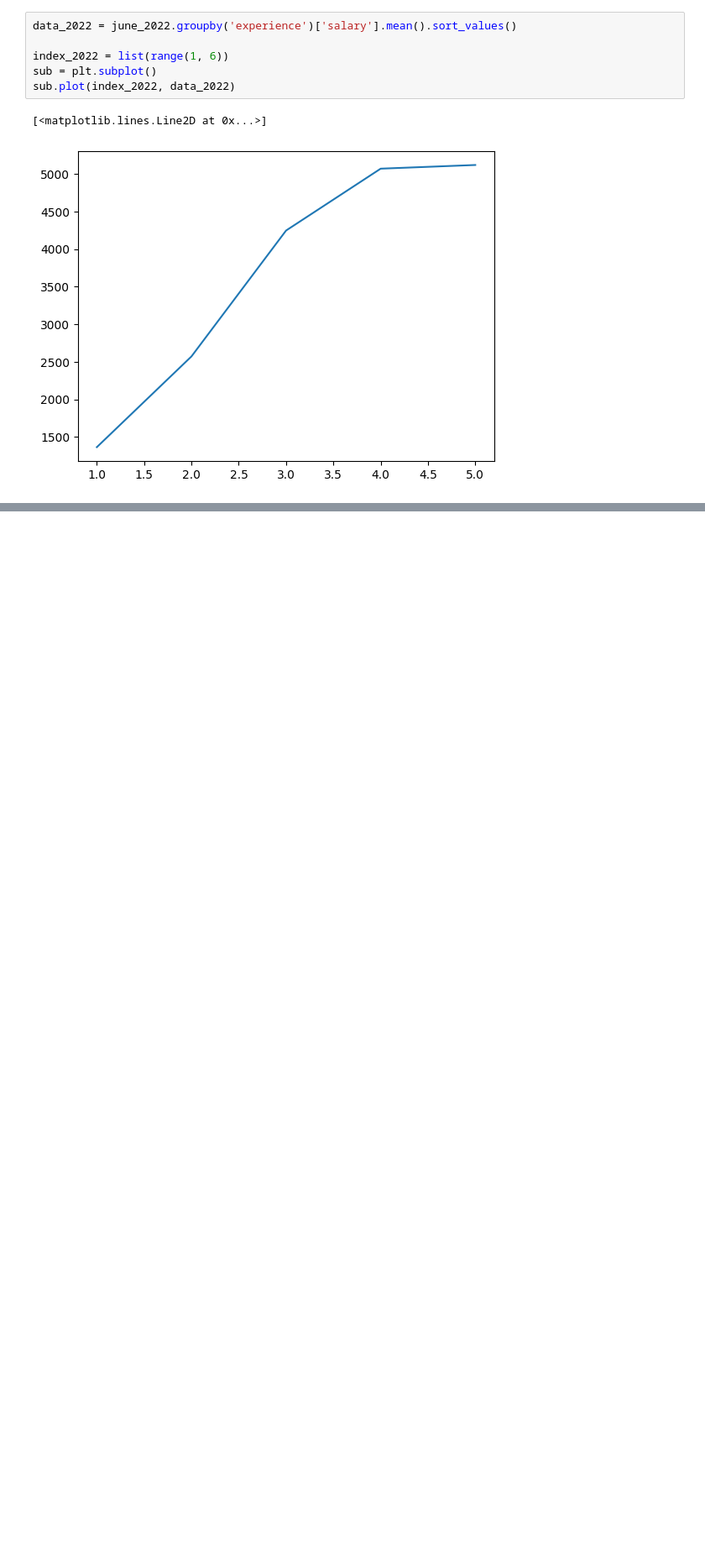
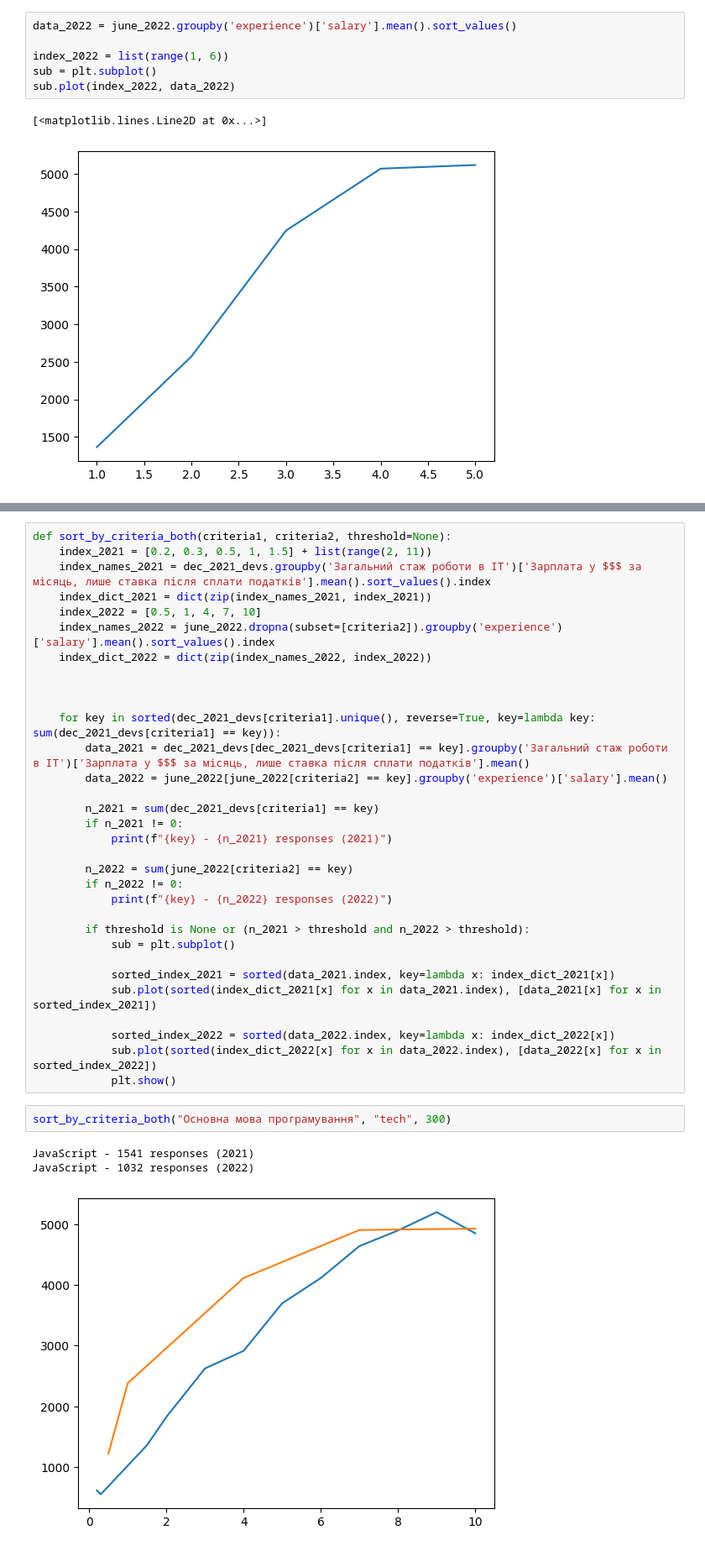
Before and after one commit to rizerphe-student/dev_datasets_analysis_project, a Jupyter notebook: notebook.ipynb, the cells around one changed output, grey strips where cells are left out. Shown at 84% size. Drawn from its saved outputs; the diff is of its cells as text; blank space fills up the shorter version.

```diff
--- a/notebook.ipynb
+++ b/notebook.ipynb
@@ -267 +287,39 @@ PHP - 538 responses
 ... (11 outputs left out)
+# %%
+def sort_by_criteria_both(criteria1, criteria2, threshold=None):
+    index_2021 = [0.2, 0.3, 0.5, 1, 1.5] + list(range(2, 11))
+    index_names_2021 = dec_2021_devs.groupby('Загальний стаж роботи в ІТ')['Зарплата у $$$ за місяць, лише ставка після сплати податків'].mean().sort_values().index
+    index_dict_2021 = dict(zip(index_names_2021, index_2021))
+    index_2022 = [0.5, 1, 4, 7, 10]
+    index_names_2022 = june_2022.dropna(subset=[criteria2]).groupby('experience')['salary'].mean().sort_values().index
+    index_dict_2022 = dict(zip(index_names_2022, index_2022))
+
+
+
+    for key in sorted(dec_2021_devs[criteria1].unique(), reverse=True, key=lambda key: sum(dec_2021_devs[criteria1] == key)):
+        data_2021 = dec_2021_devs[dec_2021_devs[criteria1] == key].groupby('Загальний стаж роботи в ІТ')['Зарплата у $$$ за місяць, лише ставка після сплати податків'].mean()
+        data_2022 = june_2022[june_2022[criteria2] == key].groupby('experience')['salary'].mean()
+
+        n_2021 = sum(dec_2021_devs[criteria1] == key)
+        if n_2021 != 0:
+            print(f"{key} - {n_2021} responses (2021)")
+
+        n_2022 = sum(june_2022[criteria2] == key)
+        if n_2022 != 0:
+            print(f"{key} - {n_2022} responses (2022)")
+
+        if threshold is None or (n_2021 > threshold and n_2022 > threshold):
+            sub = plt.subplot()
+
+            sorted_index_2021 = sorted(data_2021.index, key=lambda x: index_dict_2021[x])
+            sub.plot(sorted(index_dict_2021[x] for x in data_2021.index), [data_2021[x] for x in sorted_index_2021])
+
+            sorted_index_2022 = sorted(data_2022.index, key=lambda x: index_dict_2022[x])
+            sub.plot(sorted(index_dict_2022[x] for x in data_2022.index), [data_2022[x] for x in sorted_index_2022])
+            plt.show()
+# %%
+sort_by_criteria_both("Основна мова програмування", "tech", 300)
+# %% [output]
+JavaScript - 1541 responses (2021)
+JavaScript - 1032 responses (2022)
+[figure, added]
```
Also changed, not shown: parts of 6 cells of this notebook.
